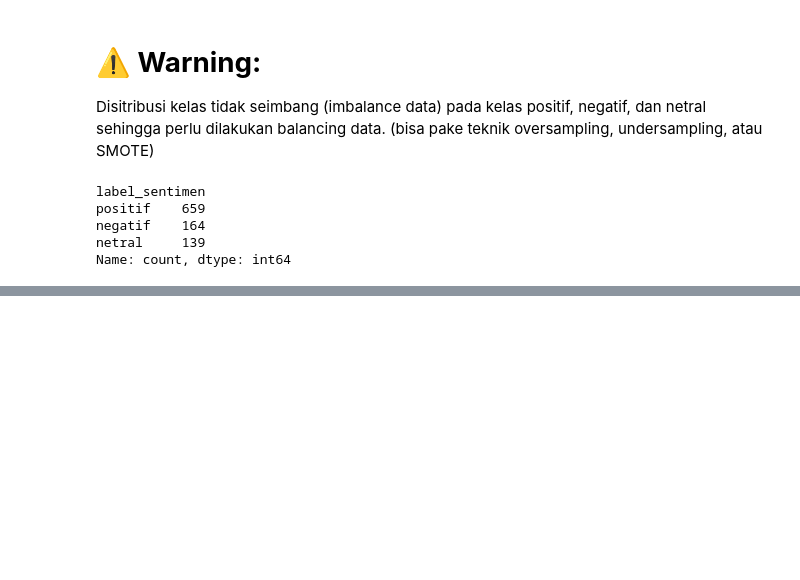
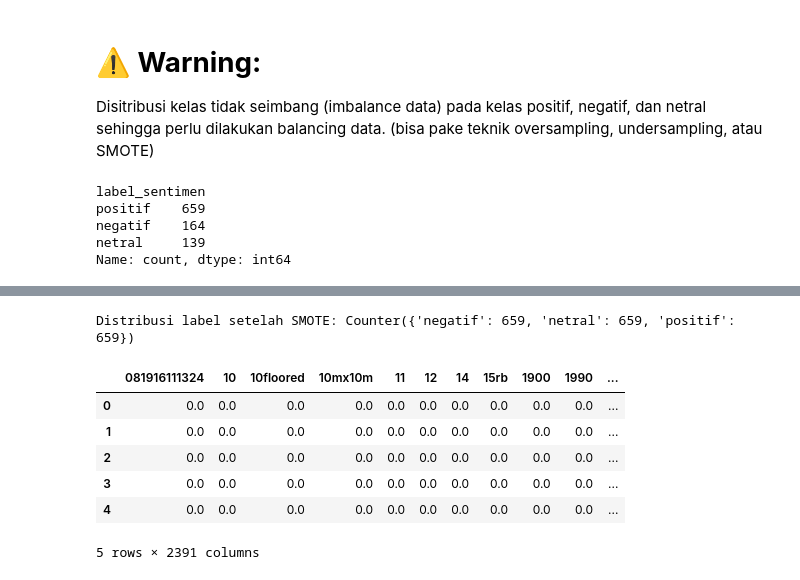
Before and after one commit to gbennnn/sentiment-analysis-aperti-bumn, a Jupyter notebook: src/preprocessing/Tel-U_Preprocessing&EDA.ipynb, the cells around one changed output, grey strips where cells are left out. Drawn from its saved outputs; the diff is of its cells as text; code cells hidden in the pictures; blank space fills up the shorter version.

```diff
--- a/src/preprocessing/Tel-U_Preprocessing&EDA.ipynb
+++ b/src/preprocessing/Tel-U_Preprocessing&EDA.ipynb
@@ -567,0 +607,9 @@ Name: count, dtype: int64
+# %%
+# Terapkan SMOTE
+smote = SMOTE(random_state=42)
+X_resampled, y_resampled = smote.fit_resample(X, y)
+
+# Setelah SMOTE
+print("Distribusi label setelah SMOTE:", Counter(y_resampled))
+# %% [output]
+Distribusi label setelah SMOTE: Counter({'negatif': 659, 'netral': 659, 'positif': 659})
@@ -567,0 +623,10 @@ Name: count, dtype: int64
+# %%
+df.head()
+# %% [output]
+|  | 081916111324 | 10 | 10floored | 10mx10m | 11 | 12 | 14 | 15rb | 1900 | 1990 | ... |
+| 0 | 0.0 | 0.0 | 0.0 | 0.0 | 0.0 | 0.0 | 0.0 | 0.0 | 0.0 | 0.0 | ... |
+| 1 | 0.0 | 0.0 | 0.0 | 0.0 | 0.0 | 0.0 | 0.0 | 0.0 | 0.0 | 0.0 | ... |
+| 2 | 0.0 | 0.0 | 0.0 | 0.0 | 0.0 | 0.0 | 0.0 | 0.0 | 0.0 | 0.0 | ... |
+| 3 | 0.0 | 0.0 | 0.0 | 0.0 | 0.0 | 0.0 | 0.0 | 0.0 | 0.0 | 0.0 | ... |
+| 4 | 0.0 | 0.0 | 0.0 | 0.0 | 0.0 | 0.0 | 0.0 | 0.0 | 0.0 | 0.0 | ... |
+5 rows × 2391 columns
```
Also changed, not shown: parts of 13 cells of this notebook, 1 other file.
